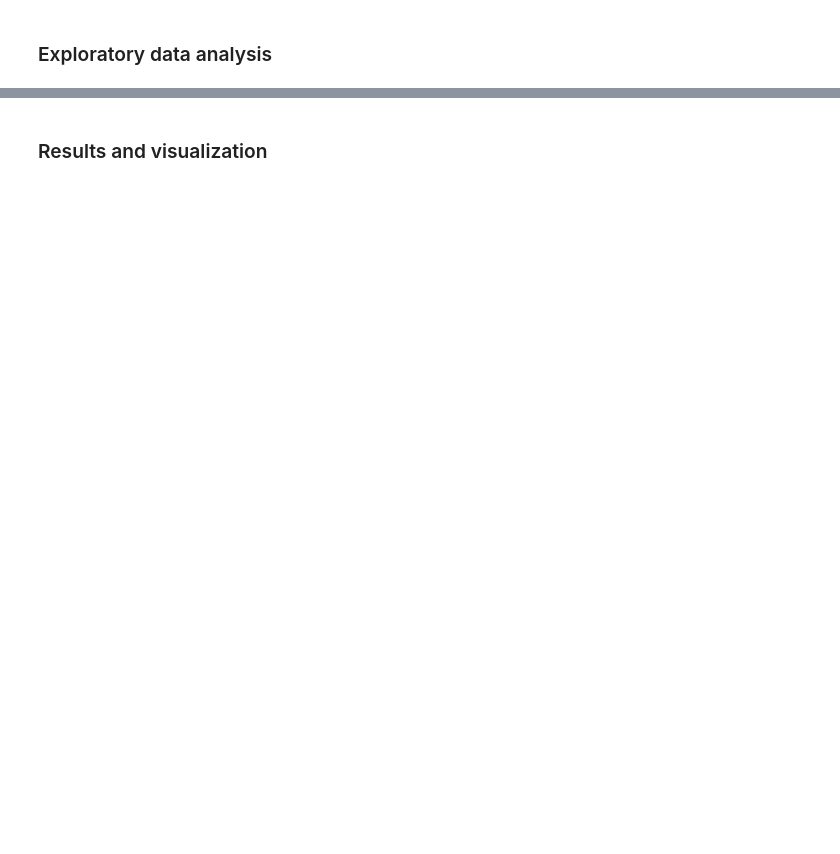
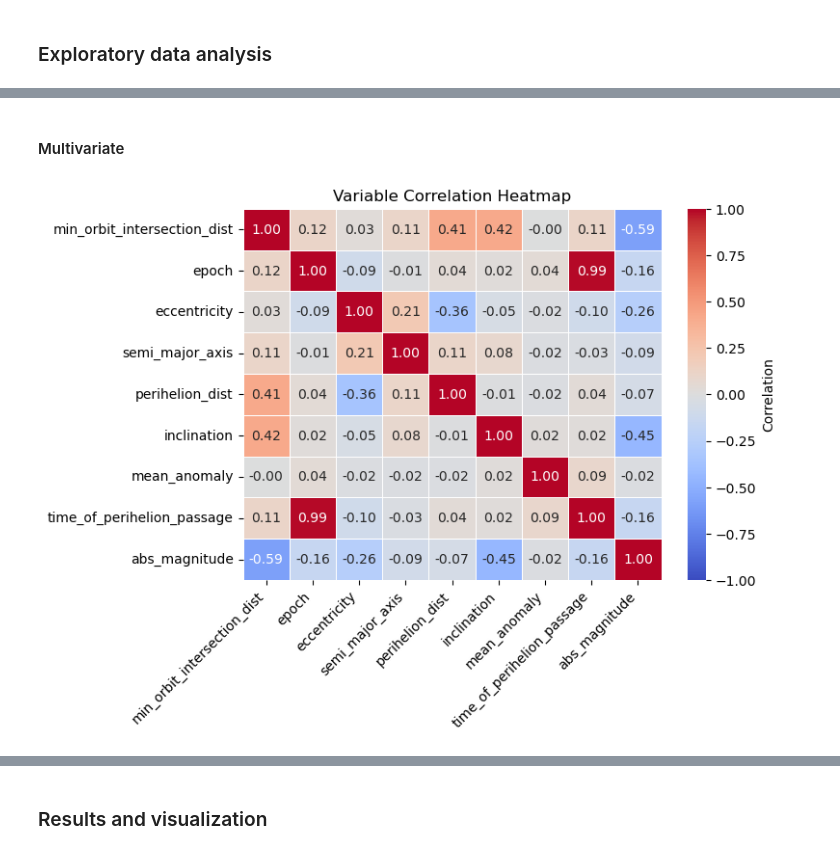
Before and after one commit to UBC-DSCI-310-2025W2/dsci-310-group-18, a Jupyter notebook: notebooks/asteroid_analysis.ipynb, the cells around one changed output, grey strips where cells are left out. Cells and saved outputs as stored; diff of their text form; code cells hidden in the pictures; blank space fills up the shorter version.

```diff
--- a/notebooks/asteroid_analysis.ipynb
+++ b/notebooks/asteroid_analysis.ipynb
@@ -77,0 +316,28 @@ df.to_csv("data/raw/asteroid_data_raw.csv", index=False) # Save
+# %% [markdown]
+#### Multivariate
+# %%
+# Select numeric columns, drop ID and PHA (target)
+data = asteroids.select_dtypes(include='number').drop(columns=['spkid', 'pha'])
+
+# Compute correlation
+corr = data.corr()
+
+plt.figure(figsize=(7, 5))
+
+sns.heatmap(
+    corr,
+    annot=True,
+    fmt='.2f',
+    cmap='coolwarm',
+    vmin=-1,
+    vmax=1,
+    linewidths=0.5,
+    cbar_kws={'label': 'Correlation'}
+)
+
+plt.title("Variable Correlation Heatmap")
+plt.xticks(rotation=45, ha='right')
+plt.yticks(rotation=0)
+plt.show()
+# %% [output]
+[figure, added]
```
Also changed, not shown: parts of 61 cells of this notebook, 7 other files.
